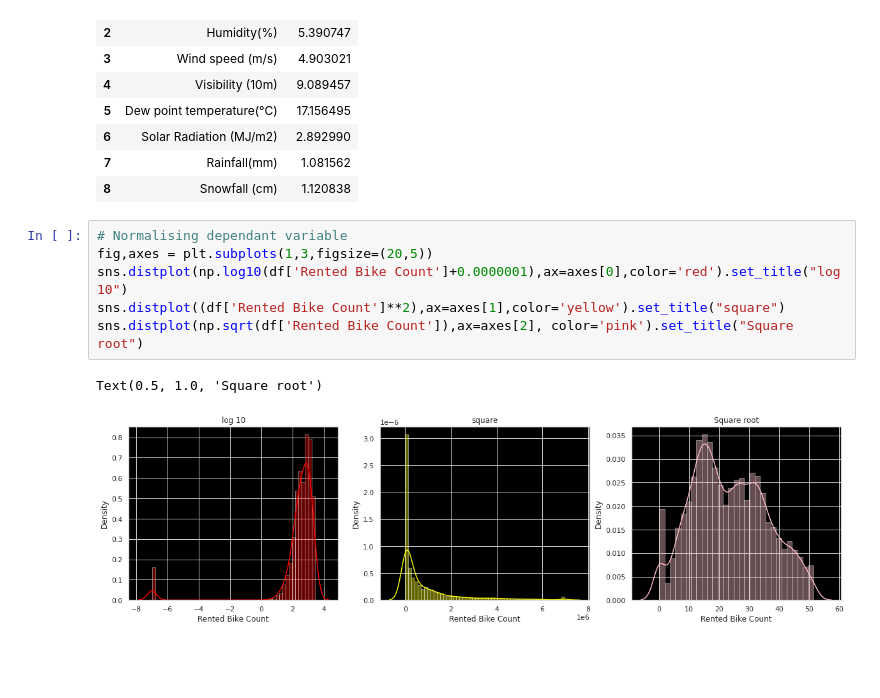
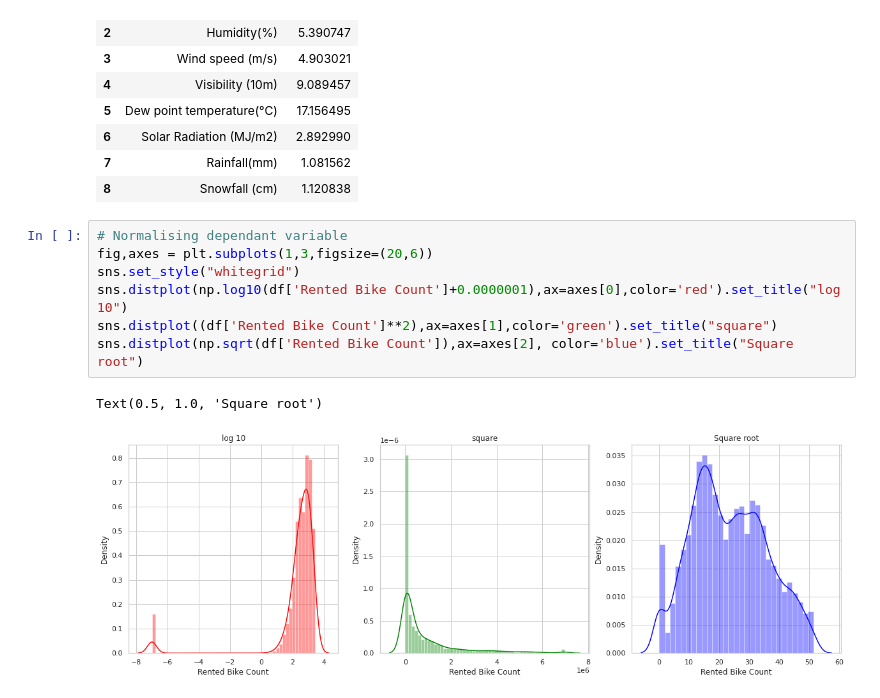
Before and after one commit to Sriharish19/Bike-Demand-Prediction, a Jupyter notebook: SH_Bike_Sharing_Demand_Prediction_ML_Capstone_Project_2.ipynb, the cells around one changed output. Saved outputs shown, nothing was run; the diff lists cells and outputs as text; blank space fills up the shorter version.

```diff
--- a/SH_Bike_Sharing_Demand_Prediction_ML_Capstone_Project_2.ipynb
+++ b/SH_Bike_Sharing_Demand_Prediction_ML_Capstone_Project_2.ipynb
@@ -353,10 +353,11 @@ calc_vif(df[[i for i in df.describe().columns if i not in ['Date','Rented Bike C
 | 8 | Snowfall (cm) | 1.120838 |
 # %%
 # Normalising dependant variable
-fig,axes = plt.subplots(1,3,figsize=(20,5))
+fig,axes = plt.subplots(1,3,figsize=(20,6))
+sns.set_style("whitegrid")
 sns.distplot(np.log10(df['Rented Bike Count']+0.0000001),ax=axes[0],color='red').set_title("log 10")
-sns.distplot((df['Rented Bike Count']**2),ax=axes[1],color='yellow').set_title("square")
-sns.distplot(np.sqrt(df['Rented Bike Count']),ax=axes[2], color='pink').set_title("Square root")
+sns.distplot((df['Rented Bike Count']**2),ax=axes[1],color='green').set_title("square")
+sns.distplot(np.sqrt(df['Rented Bike Count']),ax=axes[2], color='blue').set_title("Square root")
 # %% [output]
 Text(0.5, 1.0, 'Square root')
-[figure, old version]
+[figure, new version]
```
